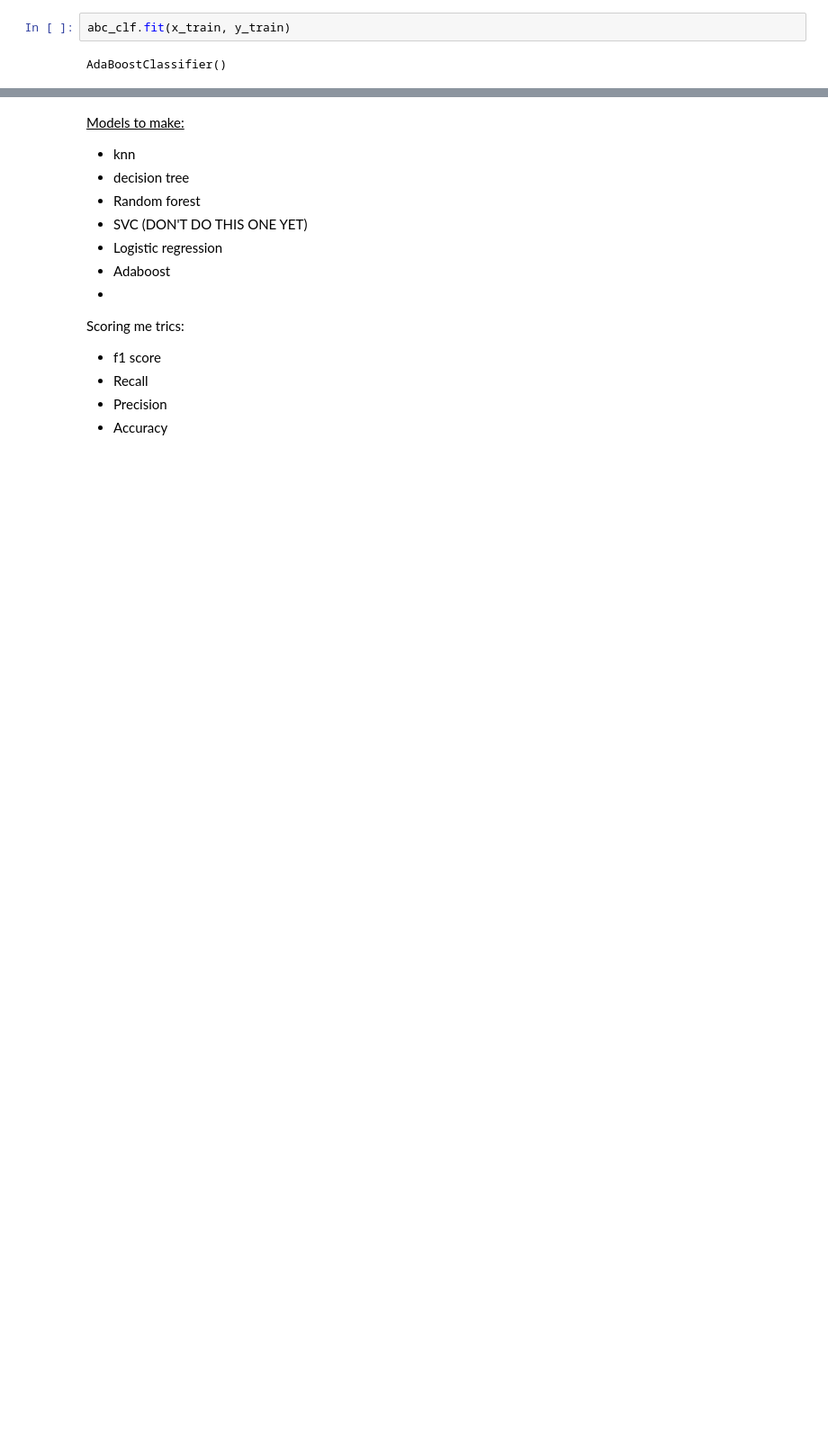
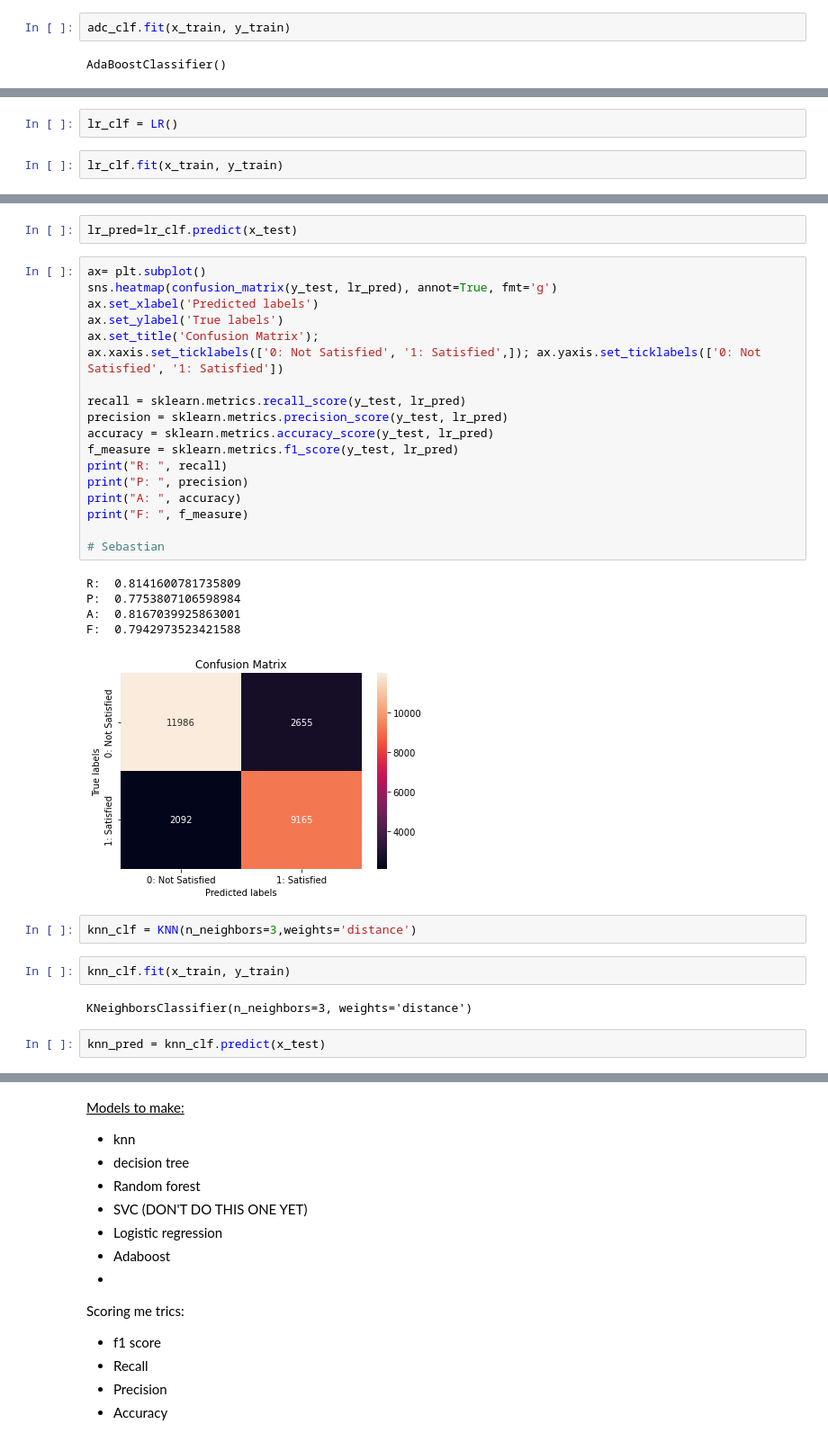
Before and after one commit to AnthonyCampbell208/SC22-BatchB-Frenzied-Physcists, a Jupyter notebook: final_project/model_training.ipynb, the cells around one changed output, grey strips where cells are left out. Shown at 90% size. Drawn from its saved outputs; the diff is of its cells as text; blank space fills up the shorter version.

```diff
--- a/final_project/model_training.ipynb
+++ b/final_project/model_training.ipynb
@@ -179,7 +212,7 @@ tree_clf.fit(x_train, y_train)
 # %% [output]
 DecisionTreeClassifier()
 # %%
-abc_clf.fit(x_train, y_train)
+adc_clf.fit(x_train, y_train)
 # %% [output]
 AdaBoostClassifier()
 # %%
@@ -202,0 +242,4 @@ print(mean_squared_error)b
+# %%
+lr_clf = LR()
+# %%
+lr_clf.fit(x_train, y_train)
@@ -202,0 +255,34 @@ print(mean_squared_error)b
+# %%
+lr_pred=lr_clf.predict(x_test)
+# %%
+ax= plt.subplot()
+sns.heatmap(confusion_matrix(y_test, lr_pred), annot=True, fmt='g')
+ax.set_xlabel('Predicted labels')
+ax.set_ylabel('True labels')
+ax.set_title('Confusion Matrix');
+ax.xaxis.set_ticklabels(['0: Not Satisfied', '1: Satisfied',]); ax.yaxis.set_ticklabels(['0: Not Satisfied', '1: Satisfied'])
+
+recall = sklearn.metrics.recall_score(y_test, lr_pred)
+precision = sklearn.metrics.precision_score(y_test, lr_pred)
+accuracy = sklearn.metrics.accuracy_score(y_test, lr_pred)
+f_measure = sklearn.metrics.f1_score(y_test, lr_pred)
+print("R: ", recall)
+print("P: ", precision)
+print("A: ", accuracy)
+print("F: ", f_measure)
+
+# Sebastian
+# %% [output]
+R:  0.8141600781735809
+P:  0.7753807106598984
+A:  0.8167039925863001
+F:  0.7942973523421588
+[figure, added]
+# %%
+knn_clf = KNN(n_neighbors=3,weights='distance')
+# %%
+knn_clf.fit(x_train, y_train)
+# %% [output]
+KNeighborsClassifier(n_neighbors=3, weights='distance')
+# %%
+knn_pred = knn_clf.predict(x_test)
```
Also changed, not shown: parts of 15 cells of this notebook, 6 other files.
